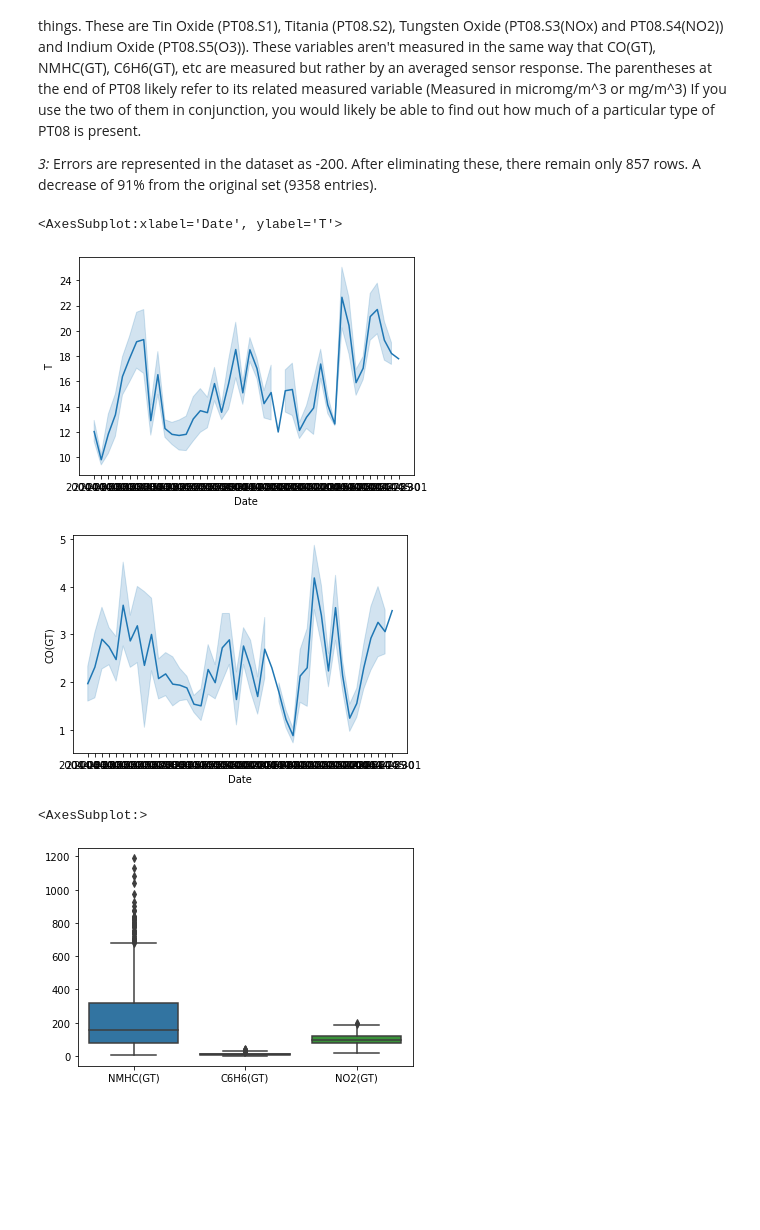
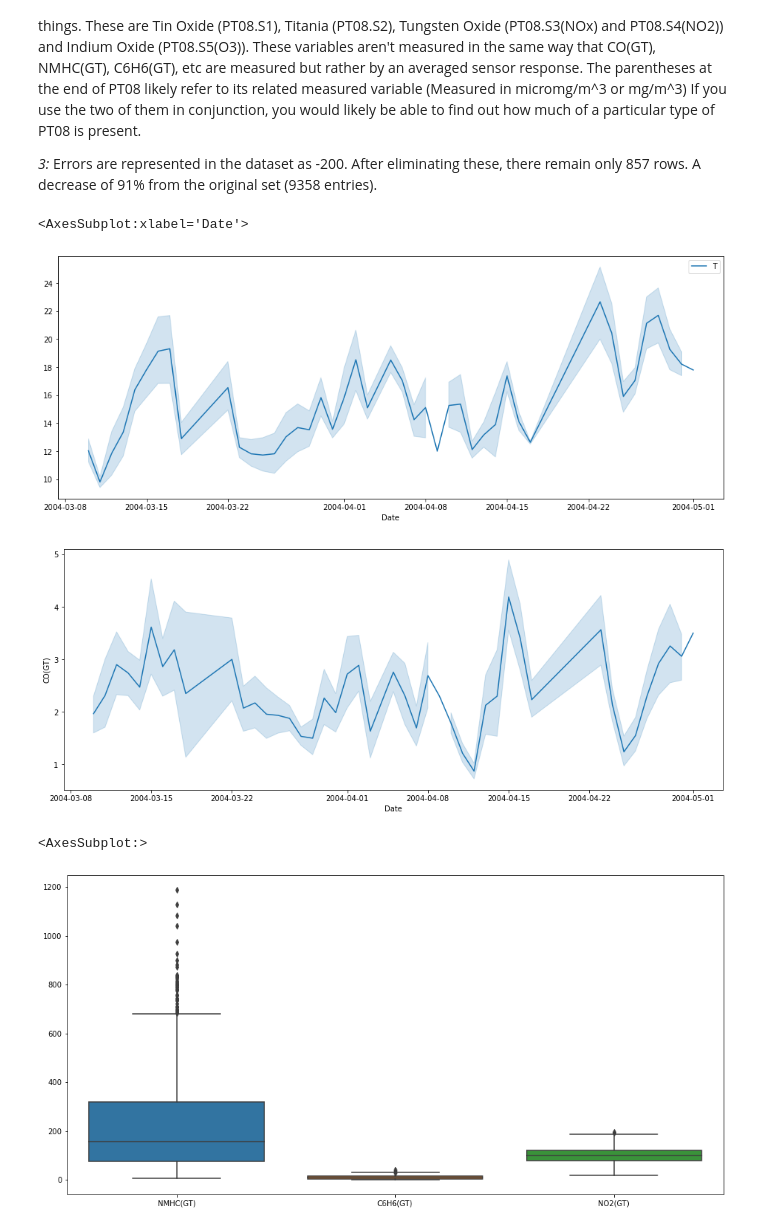
Before and after one commit to data301-2020-winter1/course-project-solo_309, a Jupyter notebook: analysis/milestone2.ipynb, the cells around one changed output. Saved outputs shown, nothing was run; the diff lists cells and outputs as text; code cells hidden in the pictures; blank space fills up the shorter version.

```diff
--- a/analysis/milestone2.ipynb
+++ b/analysis/milestone2.ipynb
@@ -37,25 +37,28 @@ max     30.000000   83.200000    1.485200
 
 *3:* Errors are represented in the dataset as -200. After eliminating these, there remain only 857 rows. A decrease of 91% from the original set (9358 entries).
 # %%
-plot1 = sns.lineplot(data=df, x="Date", y="T")
+plt.figure(figsize=(16, 6))
+plot1 = sns.lineplot(data=df[["Date","T"]].set_index('Date'))
 plot1
 #This is a plot of the temperature over time. While the endpoint is noticeably higher than the startpoint, this can
 #be attributed to a change in seasons (i.e. spring to summer) or a sudden warming. The data with removed rows only covers
 #44 days.
 # %% [output]
-<AxesSubplot:xlabel='Date', ylabel='T'>
+<AxesSubplot:xlabel='Date'>
-[figure, old version]
+[figure, new version]
 # %%
+plt.figure(figsize=(16, 6))
 plot2 = sns.lineplot(data=df, x="Date", y="CO(GT)")
 #Carbon monoxide over time.
 # %% [output]
-[figure, old version]
+[figure, new version]
 # %%
+plt.figure(figsize=(16, 8))
 df2 = df[["NMHC(GT)","C6H6(GT)","NO2(GT)"]]
 sns.boxplot(data=df2)
 #Determine which type of pollution is most significant from Non Metanic HydroCarbons, Benzene and Nitrogen Dioxide
 #Of course, NHMCs are the most prevalent, given that they are comprised by numerous hydrocarbons.
-#Some examples include propane and ethane
+#Some examples include propane and ethane. Gasoline is also a mixture of many hydrocarbons.
 # %% [output]
 <AxesSubplot:>
-[figure, old version]
+[figure, new version]
```
Also changed, not shown: parts of 4 cells of this notebook.
